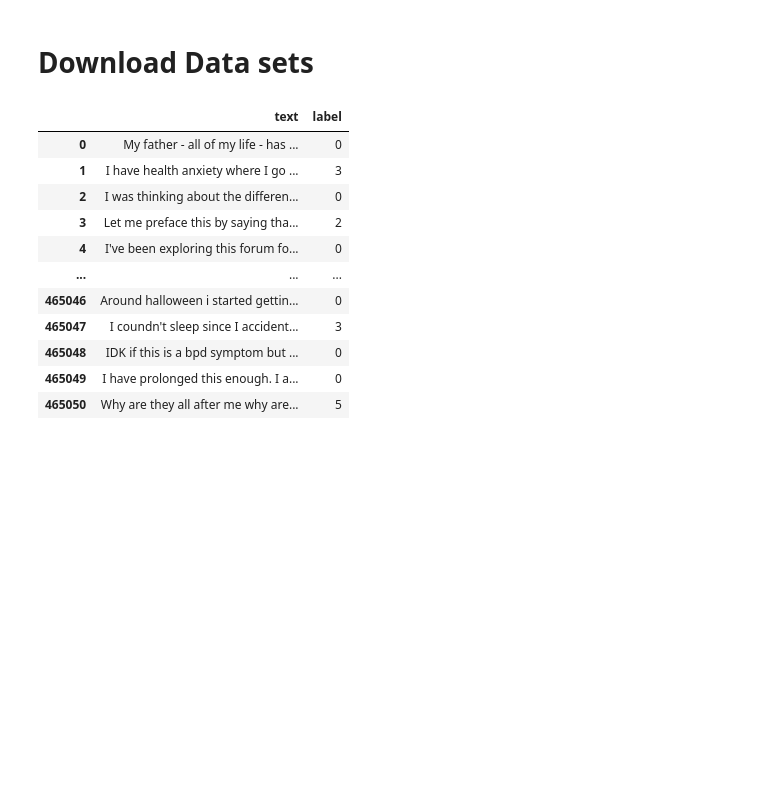
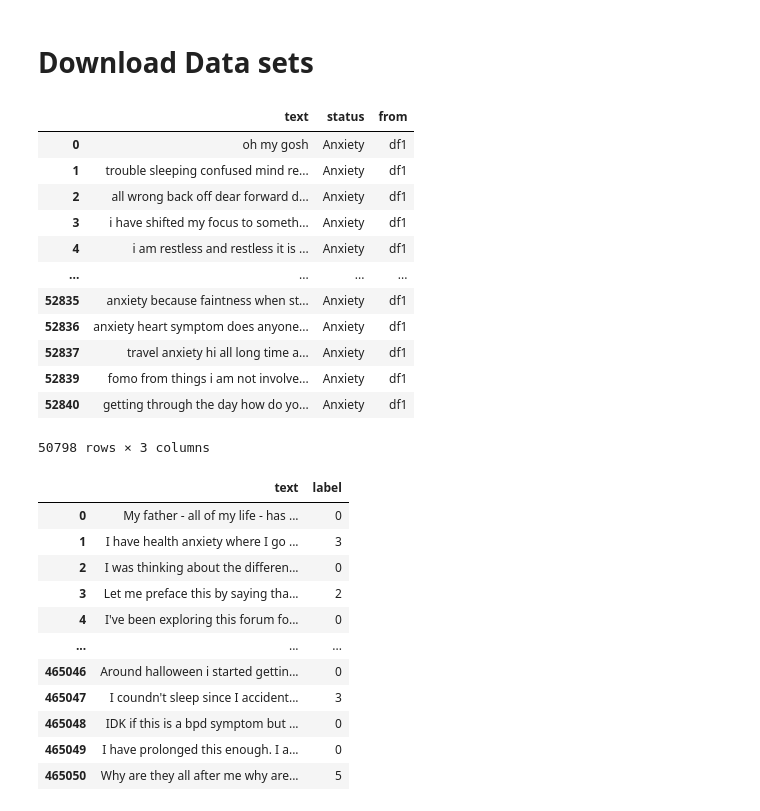
Before and after one commit to opsifiz/AIB5_Emotion-Classification, a Jupyter notebook: archive/dataset.ipynb, the cells around one changed output. Saved outputs shown, nothing was run; the diff lists cells and outputs as text; code cells hidden in the pictures; blank space fills up the shorter version.

```diff
--- a/archive/dataset.ipynb
+++ b/archive/dataset.ipynb
@@ -46,6 +28,22 @@ df1 = df1.rename(columns={'statement': 'text'})
 # %%
 df1['status'] = df1['status'].replace('Depression', 'depression')
 df1['status'] = df1['status'].replace('Bipolar', 'bipolar')
+# %%
+df1
+# %% [output]
+|  | text | status | from |
+| 0 | oh my gosh | Anxiety | df1 |
+| 1 | trouble sleeping confused mind re... | Anxiety | df1 |
+| 2 | all wrong back off dear forward d... | Anxiety | df1 |
+| 3 | i have shifted my focus to someth... | Anxiety | df1 |
+| 4 | i am restless and restless it is ... | Anxiety | df1 |
+| ... | ... | ... | ... |
+| 52835 | anxiety because faintness when st... | Anxiety | df1 |
+| 52836 | anxiety heart symptom does anyone... | Anxiety | df1 |
+| 52837 | travel anxiety hi all long time a... | Anxiety | df1 |
+| 52839 | fomo from things i am not involve... | Anxiety | df1 |
+| 52840 | getting through the day how do yo... | Anxiety | df1 |
+50798 rows × 3 columns
 # %%
 df2_data = datasets.load_dataset("Kanakmi/mental-disorders")
 df2 = pd.DataFrame(df2_data['train'])
```
Also changed, not shown: parts of 1 cell of this notebook.
